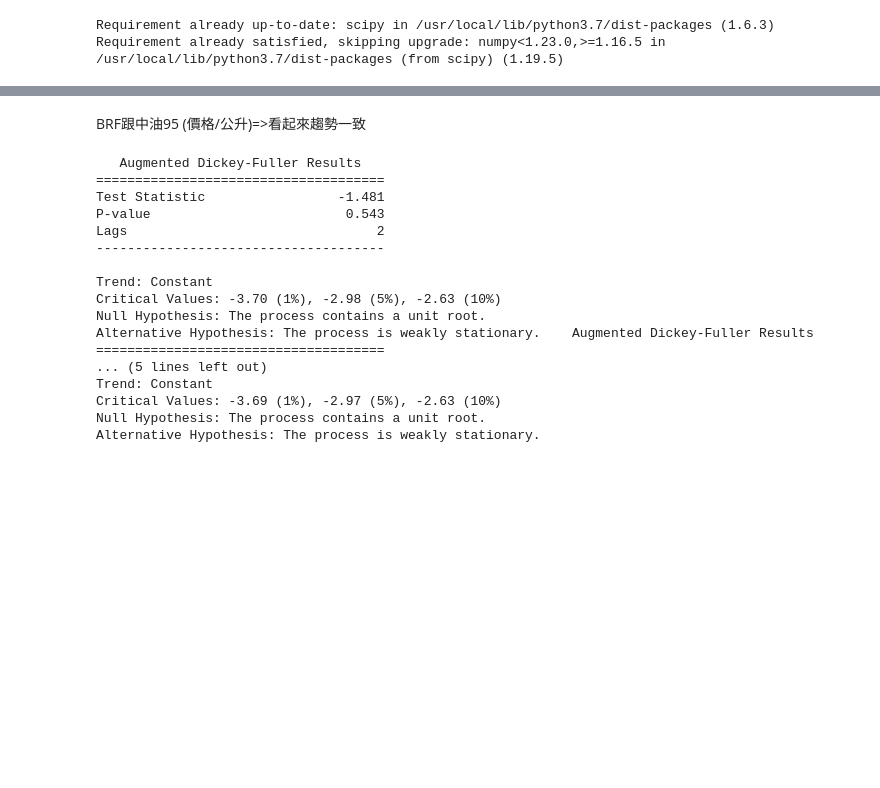
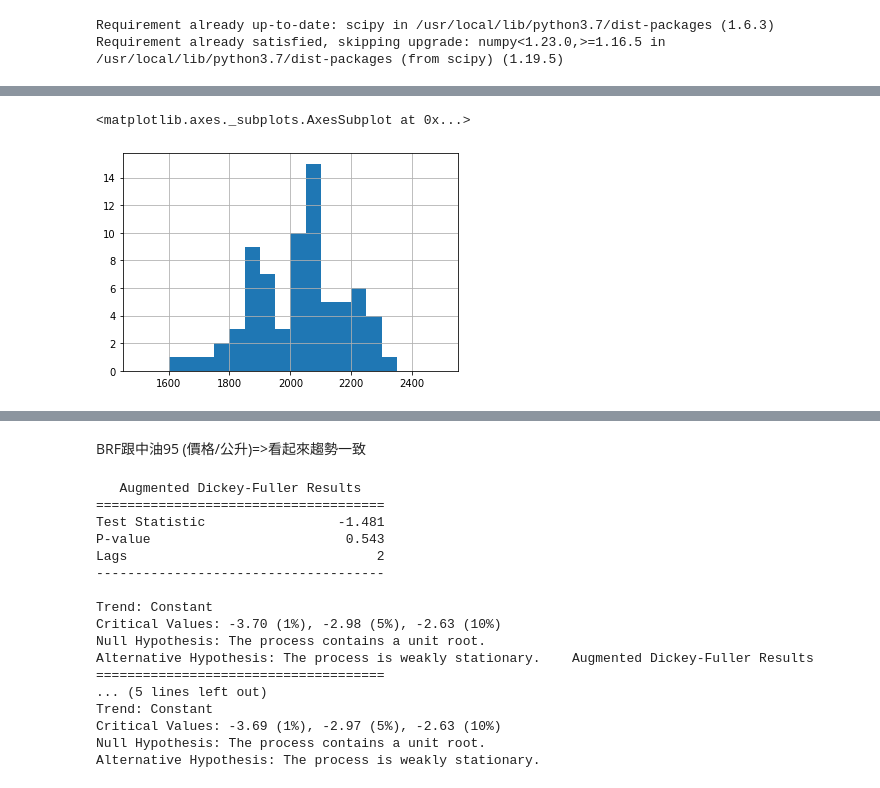
Before and after one commit to FintechClown/BRF_PriceCalculation, a Jupyter notebook: 共整合_VAR.ipynb, the cells around one changed output, grey strips where cells are left out. Saved outputs shown, nothing was run; the diff lists cells and outputs as text; code cells hidden in the pictures; blank space fills up the shorter version.

```diff
--- a/共整合_VAR.ipynb
+++ b/共整合_VAR.ipynb
@@ -56,3 +121,6 @@ df
 # %%
 #x = df[filter1 & filter2]['收盤價']
+x = df['2019-01':'2019-04']['收盤價']
+#x = df['2019-01']['收盤價']
+x
 #x = df[filter2]['收盤價']
@@ -60,0 +141,5 @@ df
+# %%
+x.hist(bins=20,range=(1500,2500))
+# %% [output]
+<matplotlib.axes._subplots.AxesSubplot at 0x...>
+[figure, added]
```
Also changed, not shown: parts of 43 cells of this notebook.
